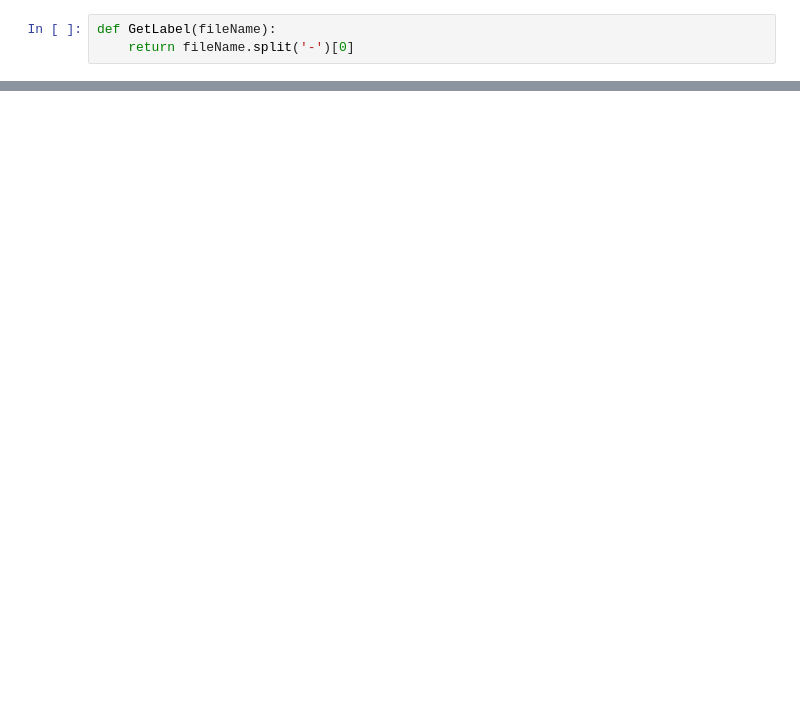
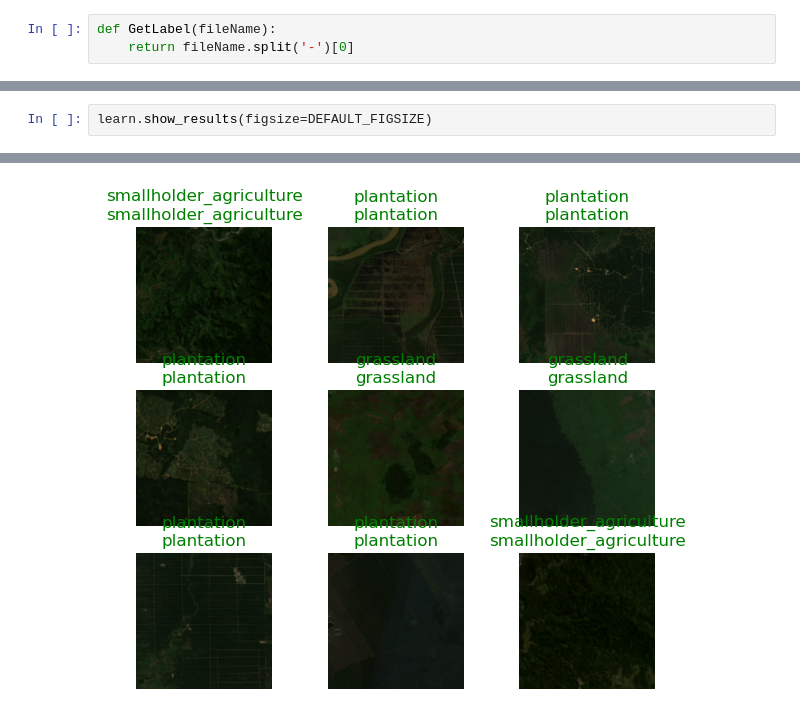
Before and after one commit to albertferre/nuwe-zero-deforestation-mission, a Jupyter notebook: main.ipynb, the cells around one changed output, grey strips where cells are left out. Drawn from its saved outputs; the diff is of its cells as text; blank space fills up the shorter version.

```diff
--- a/main.ipynb
+++ b/main.ipynb
@@ -62,0 +118,3 @@ dls.train.show_batch(figsize=DEFAULT_FIGSIZE)
+# %%
+learn.show_results(figsize=DEFAULT_FIGSIZE)
+# %% [output]
@@ -62,0 +122 @@ dls.train.show_batch(figsize=DEFAULT_FIGSIZE)
+[figure, added]
```
Also changed, not shown: parts of 14 cells of this notebook.
